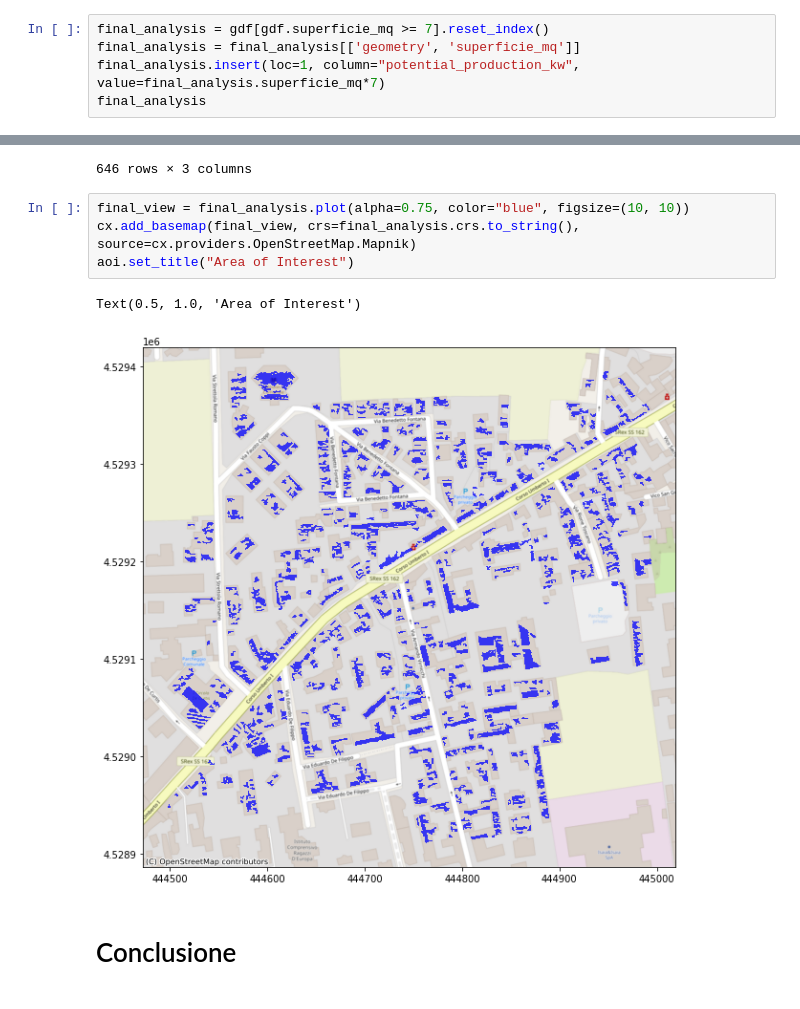
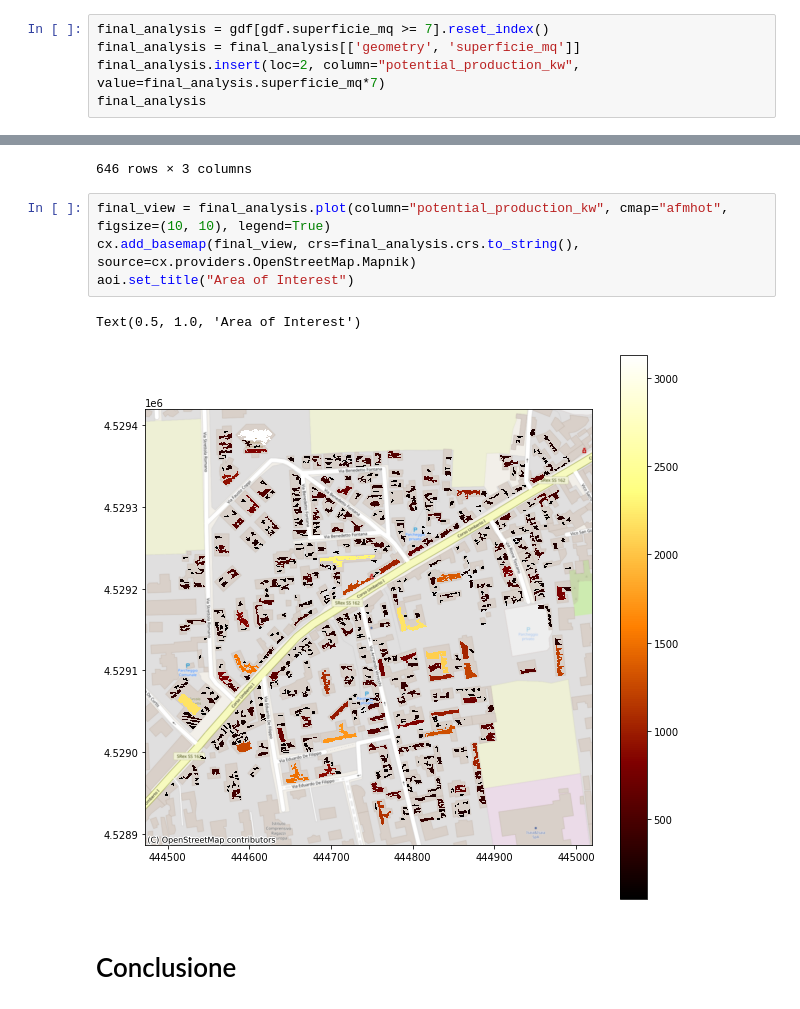
Before and after one commit to MaxDragonheart/PyGIS-Blog, a Jupyter notebook: _notebooks/2022-05-21-verificare-il-potenziale-fotovoltaico-di-un-tetto.ipynb, the cells around one changed output, grey strips where cells are left out. Drawn from its saved outputs; the diff is of its cells as text.

```diff
--- a/_notebooks/2022-05-21-verificare-il-potenziale-fotovoltaico-di-un-tetto.ipynb
+++ b/_notebooks/2022-05-21-verificare-il-potenziale-fotovoltaico-di-un-tetto.ipynb
@@ -426,7 +426,7 @@ Ho ottenuto un GeoDataFrame con i dati di mio interesse. Quando scrissi l'artico
 # %%
 final_analysis = gdf[gdf.superficie_mq >= 7].reset_index()
 final_analysis = final_analysis[['geometry', 'superficie_mq']]
-final_analysis.insert(loc=1, column="potential_production_kw", value=final_analysis.superficie_mq*7)
+final_analysis.insert(loc=2, column="potential_production_kw", value=final_analysis.superficie_mq*7)
 final_analysis
 # %% [output]
 |  | geometry | potential_production_kw | superficie_mq |
@@ -443,12 +443,12 @@ final_analysis
 | 645 | POLYGON ((444985.308 4529360.411,... | 126.0 | 18.0 |
 646 rows × 3 columns
 # %%
-final_view = final_analysis.plot(alpha=0.75, color="blue", figsize=(10, 10))
+final_view = final_analysis.plot(column="potential_production_kw", cmap="afmhot", figsize=(10, 10), legend=True)
 cx.add_basemap(final_view, crs=final_analysis.crs.to_string(), source=cx.providers.OpenStreetMap.Mapnik)
 aoi.set_title("Area of Interest")
 # %% [output]
 Text(0.5, 1.0, 'Area of Interest')
-[figure, old version]
+[figure, new version]
 # %% [markdown]
 # Conclusione
 # %% [markdown]
```
